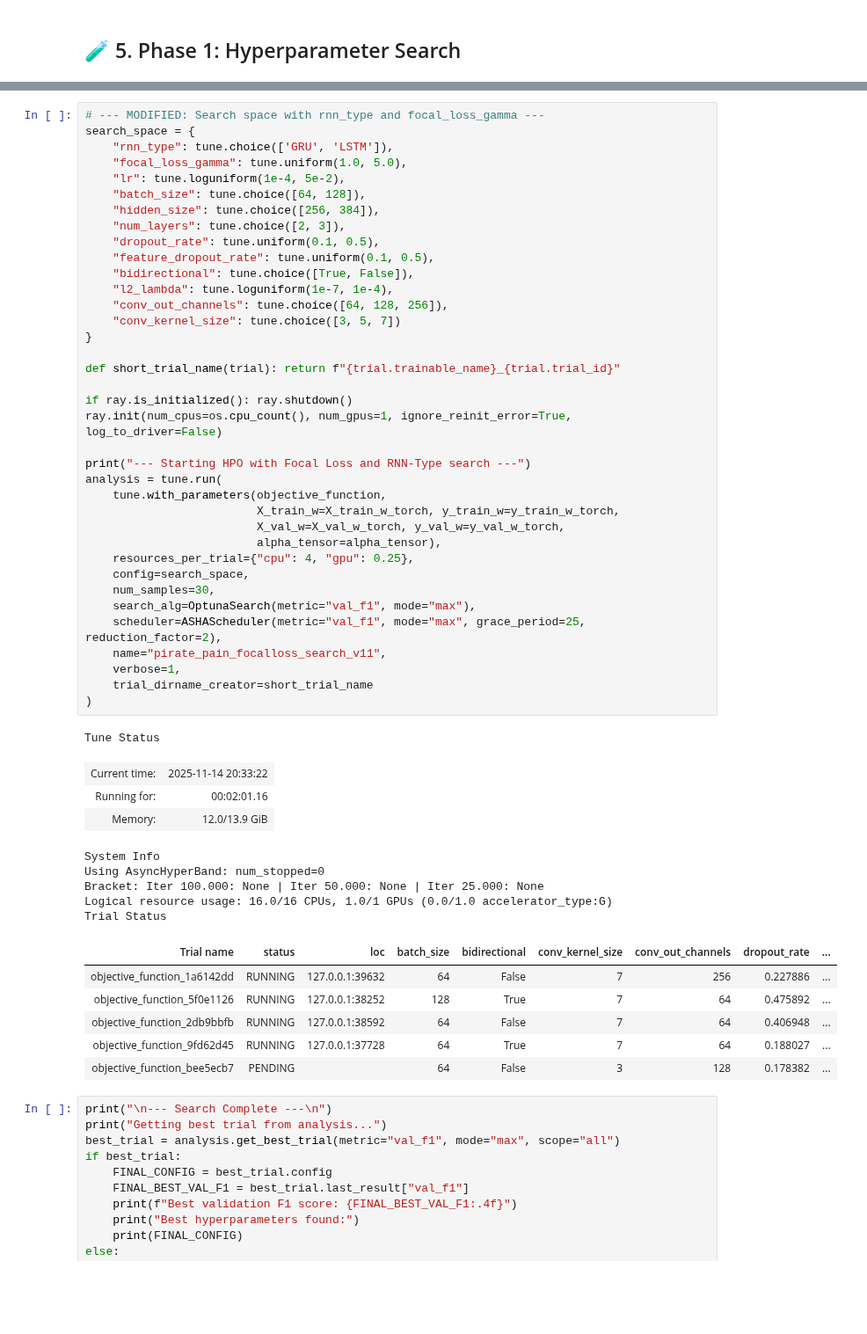
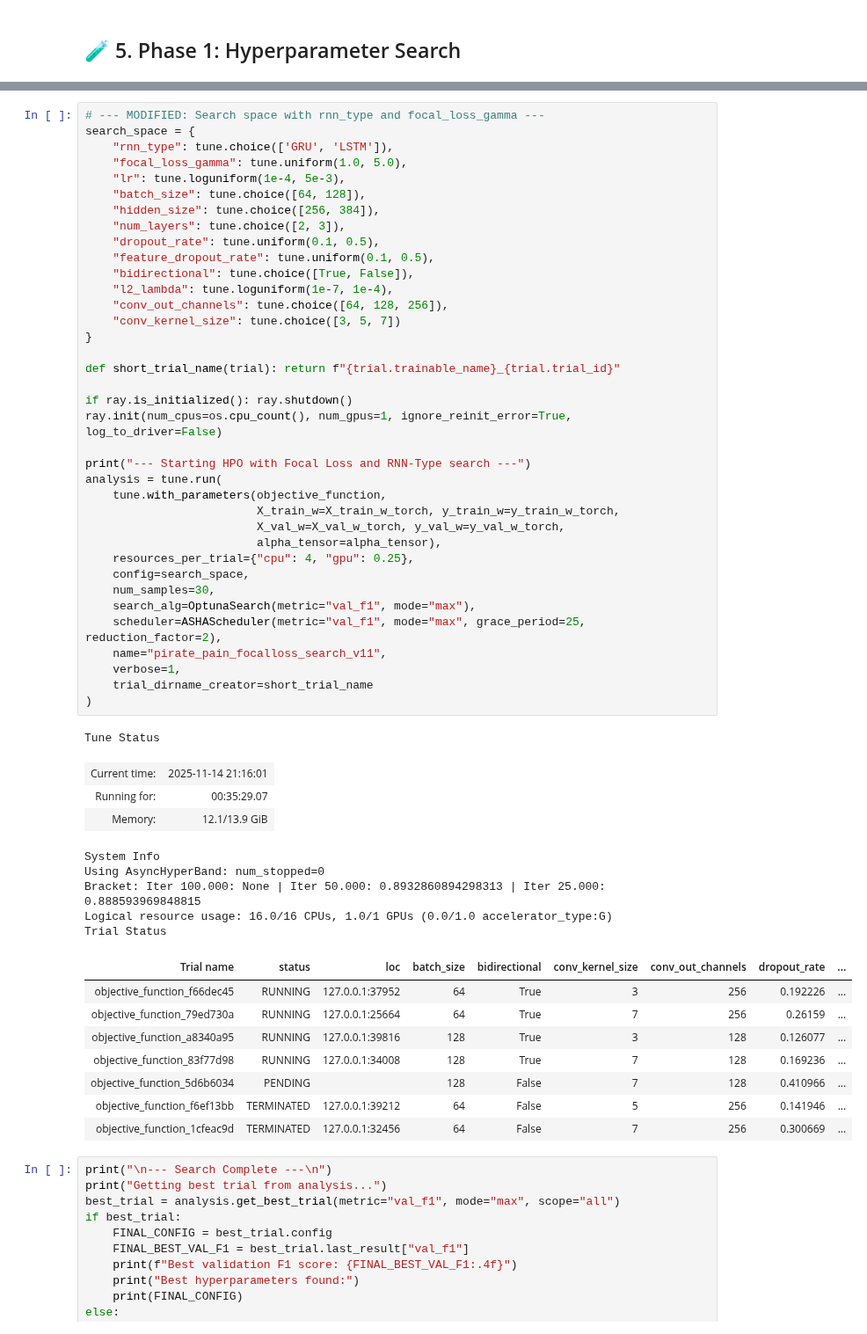
Before and after one commit to Negm2000/Challenge-1, a Jupyter notebook: main.ipynb, the cells around one changed output, grey strips where cells are left out. Shown at 88% size. Cells and saved outputs as stored; diff of their text form; blank space fills up the shorter version.

```diff
--- a/main.ipynb
+++ b/main.ipynb
@@ -418,7 +418,7 @@ Created training windows of shape: torch.Size([74448, 20, 37])
 search_space = {
     "rnn_type": tune.choice(['GRU', 'LSTM']),
     "focal_loss_gamma": tune.uniform(1.0, 5.0),
-    "lr": tune.loguniform(1e-4, 5e-2),
+    "lr": tune.loguniform(1e-4, 5e-3),
     "batch_size": tune.choice([64, 128]),
     "hidden_size": tune.choice([256, 384]),
     "num_layers": tune.choice([2, 3]),
@@ -430,42 +430,44 @@ search_space = {
     "conv_kernel_size": tune.choice([3, 5, 7])
 }
 
 def short_trial_name(trial): return f"{trial.trainable_name}_{trial.trial_id}"
 
 if ray.is_initialized(): ray.shutdown()
 ray.init(num_cpus=os.cpu_count(), num_gpus=1, ignore_reinit_error=True, log_to_driver=False)
 
 print("--- Starting HPO with Focal Loss and RNN-Type search ---")
 analysis = tune.run(
     tune.with_parameters(objective_function,
                          X_train_w=X_train_w_torch, y_train_w=y_train_w_torch,
                          X_val_w=X_val_w_torch, y_val_w=y_val_w_torch,
                          alpha_tensor=alpha_tensor),
     resources_per_trial={"cpu": 4, "gpu": 0.25},
     config=search_space,
     num_samples=30,
     search_alg=OptunaSearch(metric="val_f1", mode="max"),
     scheduler=ASHAScheduler(metric="val_f1", mode="max", grace_period=25, reduction_factor=2),
     name="pirate_pain_focalloss_search_v11",
     verbose=1,
     trial_dirname_creator=short_trial_name
 )
 # %% [output]
 Tune Status
-| Current time: | 2025-11-14 20:33:22 |
-| Running for: | 00:02:01.16 |
-| Memory: | 12.0/13.9 GiB |
+| Current time: | 2025-11-14 21:16:01 |
+| Running for: | 00:35:29.07 |
+| Memory: | 12.1/13.9 GiB |
 System Info
 Using AsyncHyperBand: num_stopped=0
-Bracket: Iter 100.000: None | Iter 50.000: None | Iter 25.000: None
+Bracket: Iter 100.000: None | Iter 50.000: 0.8932860894298313 | Iter 25.000: 0.888593969848815
 Logical resource usage: 16.0/16 CPUs, 1.0/1 GPUs (0.0/1.0 accelerator_type:G)
 Trial Status
 | Trial name | status | loc | batch_size | bidirectional | conv_kernel_size | conv_out_channels | dropout_rate | ... |
-| objective_function_1a6142dd | RUNNING | 127.0.0.1:39632 | 64 | False | 7 | 256 | 0.227886 | ... |
-| objective_function_5f0e1126 | RUNNING | 127.0.0.1:38252 | 128 | True | 7 | 64 | 0.475892 | ... |
-| objective_function_2db9bbfb | RUNNING | 127.0.0.1:38592 | 64 | False | 7 | 64 | 0.406948 | ... |
-| objective_function_9fd62d45 | RUNNING | 127.0.0.1:37728 | 64 | True | 7 | 64 | 0.188027 | ... |
-| objective_function_bee5ecb7 | PENDING |  | 64 | False | 3 | 128 | 0.178382 | ... |
+| objective_function_f66dec45 | RUNNING | 127.0.0.1:37952 | 64 | True | 3 | 256 | 0.192226 | ... |
+| objective_function_79ed730a | RUNNING | 127.0.0.1:25664 | 64 | True | 7 | 256 | 0.26159 | ... |
+| objective_function_a8340a95 | RUNNING | 127.0.0.1:39816 | 128 | True | 3 | 128 | 0.126077 | ... |
+| objective_function_83f77d98 | RUNNING | 127.0.0.1:34008 | 128 | True | 7 | 128 | 0.169236 | ... |
+| objective_function_5d6b6034 | PENDING |  | 128 | False | 7 | 128 | 0.410966 | ... |
+| objective_function_f6ef13bb | TERMINATED | 127.0.0.1:39212 | 64 | False | 5 | 256 | 0.141946 | ... |
+| objective_function_1cfeac9d | TERMINATED | 127.0.0.1:32456 | 64 | False | 7 | 256 | 0.300669 | ... |
 # %%
 print("\n--- Search Complete ---\n")
 print("Getting best trial from analysis...")
```
Also changed, not shown: parts of 1 cell of this notebook.
